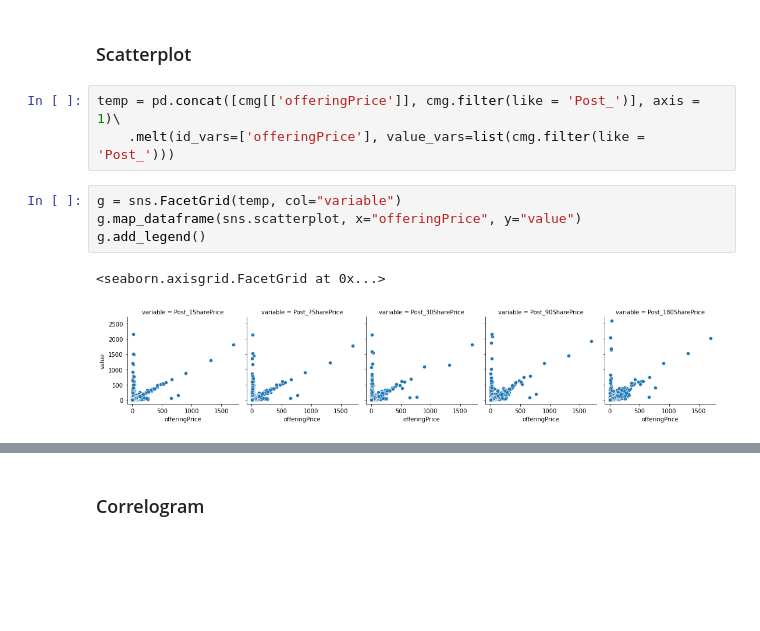
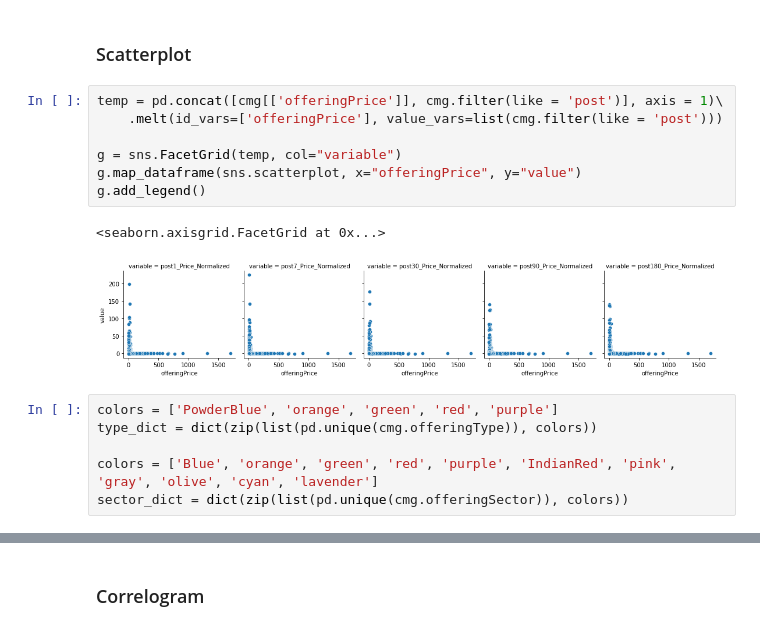
Before and after one commit to vgimfs/DSC_2022_final, a Jupyter notebook: 02- DSC 2022 Exploratory Data Analysis.ipynb, the cells around one changed output, grey strips where cells are left out. Drawn from its saved outputs; the diff is of its cells as text; blank space fills up the shorter version.

```diff
--- a/02- DSC 2022 Exploratory Data Analysis.ipynb
+++ b/02- DSC 2022 Exploratory Data Analysis.ipynb
@@ -189,12 +192,18 @@ sns.lineplot(data = type_avg.T)
 <a id='scatterplot'></a>
 ### Scatterplot
 # %%
-temp = pd.concat([cmg[['offeringPrice']], cmg.filter(like = 'Post_')], axis = 1)\
-    .melt(id_vars=['offeringPrice'], value_vars=list(cmg.filter(like = 'Post_')))
+temp = pd.concat([cmg[['offeringPrice']], cmg.filter(like = 'post')], axis = 1)\
+    .melt(id_vars=['offeringPrice'], value_vars=list(cmg.filter(like = 'post')))
+
+g = sns.FacetGrid(temp, col="variable")
+g.map_dataframe(sns.scatterplot, x="offeringPrice", y="value")
+g.add_legend()
+# %% [output]
+<seaborn.axisgrid.FacetGrid at 0x...>
+[figure, added]
-# %%
-g = sns.FacetGrid(temp, col="variable")
-g.map_dataframe(sns.scatterplot, x="offeringPrice", y="value")
-g.add_legend()
-# %% [output]
-<seaborn.axisgrid.FacetGrid at 0x...>
-[figure, removed]
+# %%
+colors = ['PowderBlue', 'orange', 'green', 'red', 'purple']
+type_dict = dict(zip(list(pd.unique(cmg.offeringType)), colors))
+
+colors = ['Blue', 'orange', 'green', 'red', 'purple', 'IndianRed', 'pink', 'gray', 'olive', 'cyan', 'lavender']
+sector_dict = dict(zip(list(pd.unique(cmg.offeringSector)), colors))
```
Also changed, not shown: parts of 6 cells of this notebook, 8 other files.
